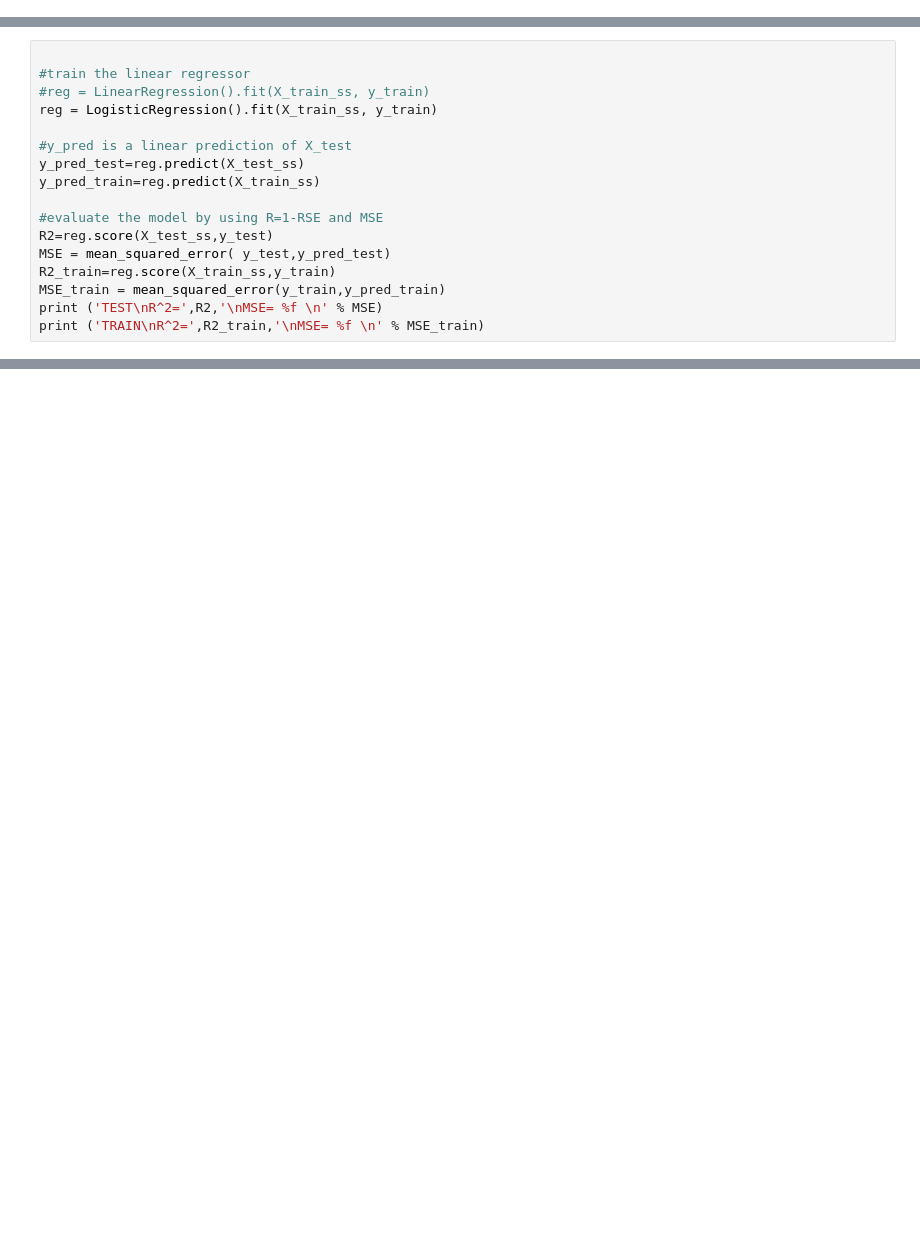
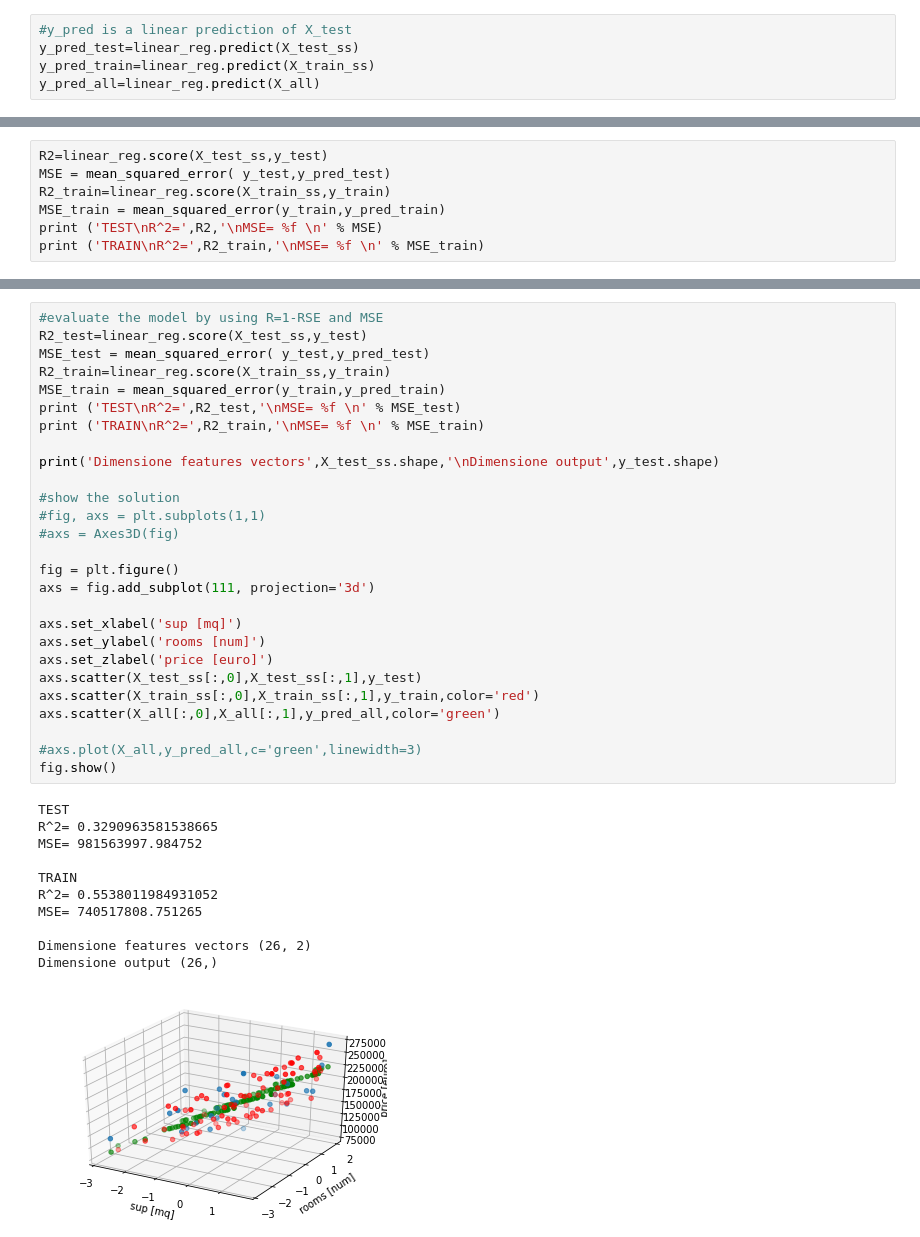
Before and after one commit to MatteoGandetto/Corso_ML_con_Python, a Jupyter notebook: Regressione_Lineare_Multipla.ipynb, the cells around one changed output, grey strips where cells are left out. Cells and saved outputs as stored; diff of their text form; blank space fills up the shorter version.

```diff
--- a/Regressione_Lineare_Multipla.ipynb
+++ b/Regressione_Lineare_Multipla.ipynb
@@ -108,0 +90,5 @@ X_test_ss = ss.transform(X_test)
+# %%
+#y_pred is a linear prediction of X_test
+y_pred_test=linear_reg.predict(X_test_ss)
+y_pred_train=linear_reg.predict(X_train_ss)
+y_pred_all=linear_reg.predict(X_all)
@@ -109,17 +97,7 @@ X_test_ss = ss.transform(X_test)
 # %%
-
-#train the linear regressor
-#reg = LinearRegression().fit(X_train_ss, y_train)
-reg = LogisticRegression().fit(X_train_ss, y_train)
-
-#y_pred is a linear prediction of X_test
-y_pred_test=reg.predict(X_test_ss)
-y_pred_train=reg.predict(X_train_ss)
-
-#evaluate the model by using R=1-RSE and MSE
-R2=reg.score(X_test_ss,y_test)
+R2=linear_reg.score(X_test_ss,y_test)
 MSE = mean_squared_error( y_test,y_pred_test)
-R2_train=reg.score(X_train_ss,y_train)
+R2_train=linear_reg.score(X_train_ss,y_train)
 MSE_train = mean_squared_error(y_train,y_pred_train)
 print ('TEST\nR^2=',R2,'\nMSE= %f \n' % MSE)
 print ('TRAIN\nR^2=',R2_train,'\nMSE= %f \n' % MSE_train)
@@ -156,0 +112,39 @@ axs[1].plot(y_train,y_train,c='red',linewidth=3)
+# %%
+#evaluate the model by using R=1-RSE and MSE
+R2_test=linear_reg.score(X_test_ss,y_test)
+MSE_test = mean_squared_error( y_test,y_pred_test)
+R2_train=linear_reg.score(X_train_ss,y_train)
+MSE_train = mean_squared_error(y_train,y_pred_train)
+print ('TEST\nR^2=',R2_test,'\nMSE= %f \n' % MSE_test)
+print ('TRAIN\nR^2=',R2_train,'\nMSE= %f \n' % MSE_train)
+
+print('Dimensione features vectors',X_test_ss.shape,'\nDimensione output',y_test.shape)
+
+#show the solution
+#fig, axs = plt.subplots(1,1)
+#axs = Axes3D(fig)
+
+fig = plt.figure()
+axs = fig.add_subplot(111, projection='3d')
+
+axs.set_xlabel('sup [mq]')
+axs.set_ylabel('rooms [num]')
+axs.set_zlabel('price [euro]')
+axs.scatter(X_test_ss[:,0],X_test_ss[:,1],y_test)
+axs.scatter(X_train_ss[:,0],X_train_ss[:,1],y_train,color='red')
+axs.scatter(X_all[:,0],X_all[:,1],y_pred_all,color='green')
+
+#axs.plot(X_all,y_pred_all,c='green',linewidth=3)
+fig.show()
+# %% [output]
+TEST
+R^2= 0.3290963581538665
+MSE= 981563997.984752
+
+TRAIN
+R^2= 0.5538011984931052
+MSE= 740517808.751265
+
+Dimensione features vectors (26, 2)
+Dimensione output (26,)
+[figure, added]
```
Also changed, not shown: parts of 23 cells of this notebook.
